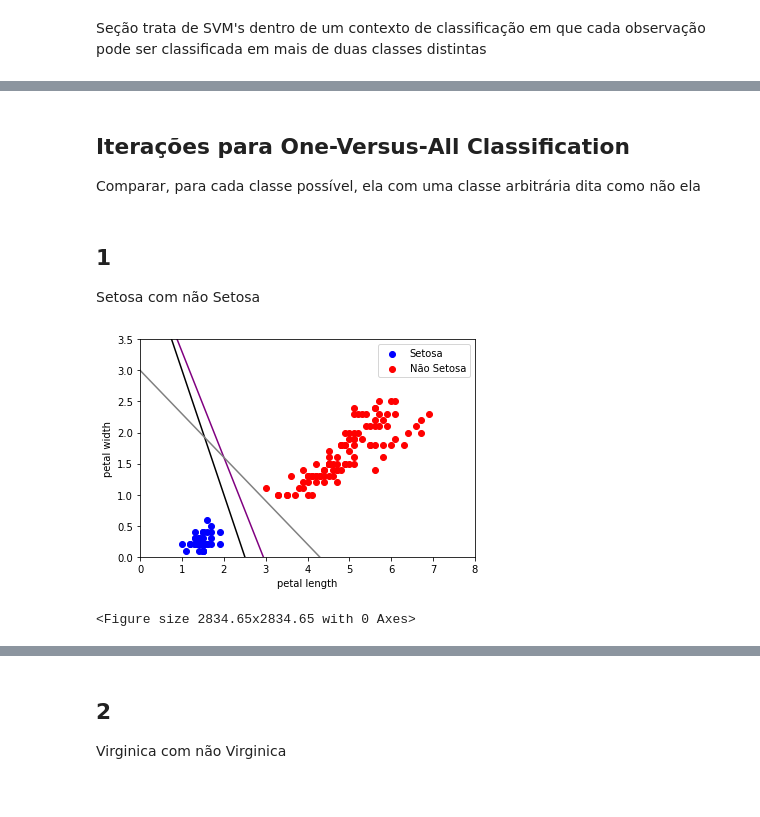
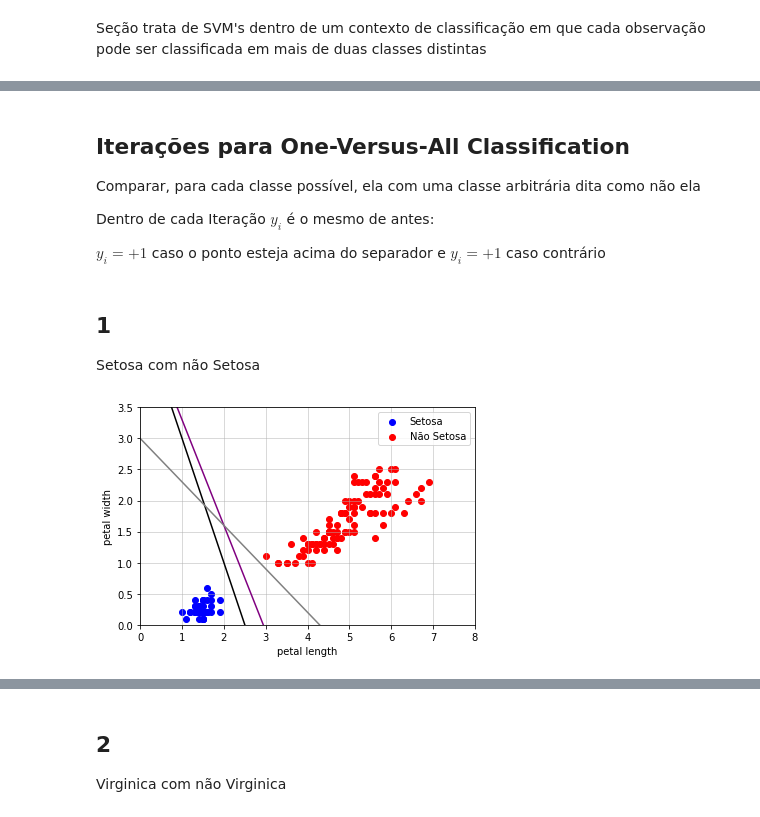
Before and after one commit to Faluhelyi/TOPICOS_2_cadernos, a Jupyter notebook: 9_4_An_Intro.ipynb, the cells around one changed output, grey strips where cells are left out. Saved outputs shown, nothing was run; the diff lists cells and outputs as text; code cells hidden in the pictures.

```diff
--- a/9_4_An_Intro.ipynb
+++ b/9_4_An_Intro.ipynb
@@ -33,6 +35,10 @@ plt.show()
 ## Iterações para One-Versus-All Classification
 
 Comparar, para cada classe possível, ela com uma classe arbitrária dita como não ela
+
+Dentro de cada Iteração $ y_i $ é o mesmo de antes:
+
+$ y_i = +1 $ caso o ponto esteja acima do separador e $ y_i = +1 $ caso contrário
 # %% [markdown]
 ## 1
 
@@ -40,26 +46,26 @@ Setosa com não Setosa
 # %%
 # Dados perfeitamente separáveis => Maximal Margin Classifier
 
 x = np.linspace(0, 7, num=100)
 y1 = -2 * x + 5    #candidato à Maximal Margin Classifier
 y2 = -1.7 * x + 5  #candidato à Maximal Margin Classifier -> mais adequado entre todos
 y3 = -0.7 * x + 3  #candidato à Maximal Margin Classifier
 
 
 
 plt.scatter(iris['petal_length'][iris['species']=='Iris-setosa'],iris['petal_width'][iris['species']=='Iris-setosa'],color='blue', label = 'Setosa')
 plt.scatter(iris['petal_length'][iris['species']=='Iris-versicolor'],iris['petal_width'][iris['species']=='Iris-versicolor'],color='red', label = 'Não Setosa')
 plt.scatter(iris['petal_length'][iris['species']=='Iris-virginica'],iris['petal_width'][iris['species']=='Iris-virginica'],color='red')
 plt.plot(x, y1, color = 'black')
 plt.plot(x, y2, color = 'purple')
 plt.plot(x, y3, color = 'grey')
 plt.legend()
 plt.ylim((0, 3.5))
 plt.xlim((0, 8))
 plt.xlabel("petal length") #comprimento
 plt.ylabel("petal width") #largura
-plt.figure(figsize=((cm_to_inch(100), cm_to_inch(100))))
+#plt.figure(figsize=((cm_to_inch(100), cm_to_inch(100))))
+plt.grid(True, alpha = .6)
 plt.show()
 # %% [output]
-[figure, old version]
+[figure, new version]
-<Figure size 2834.65x2834.65 with 0 Axes>
```
Also changed, not shown: parts of 10 cells of this notebook.
